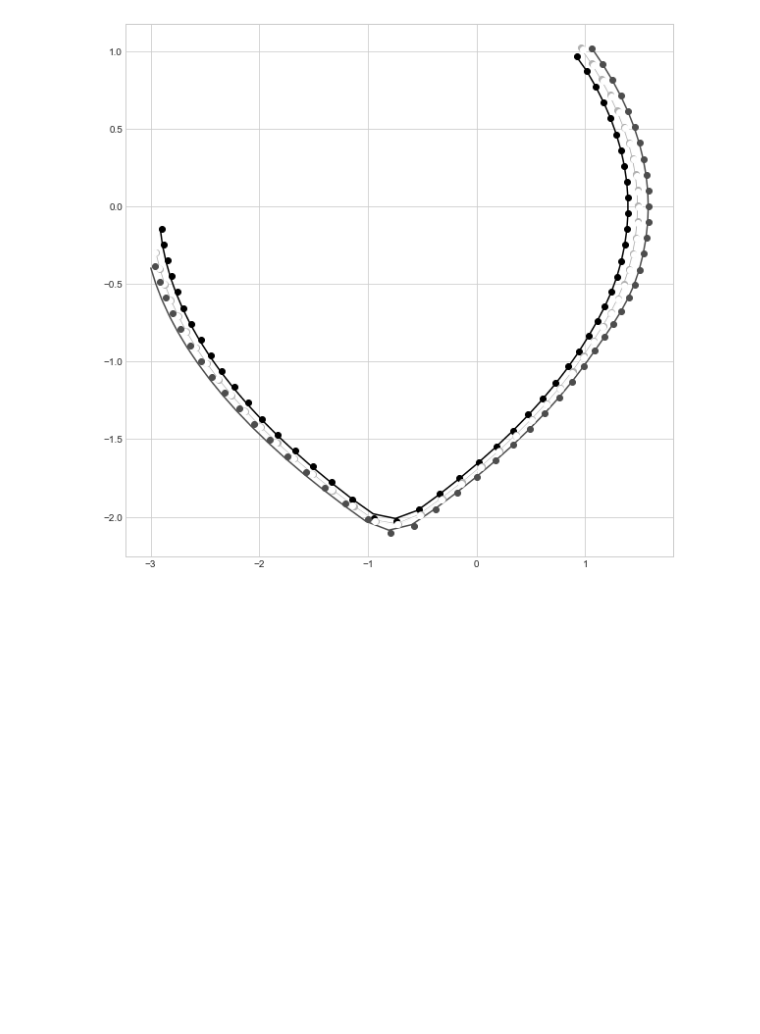
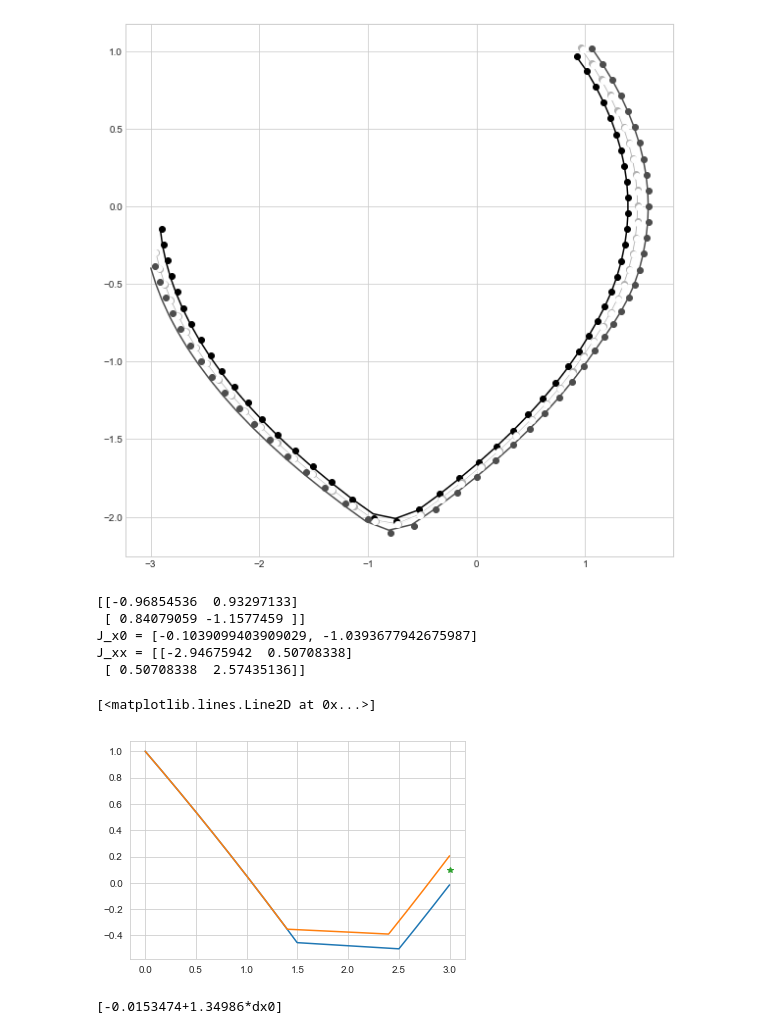
Before and after one commit to CDNoyes/EDL-Py, a Jupyter notebook: DiffAlg.ipynb, the cells around one changed output. Cells and saved outputs as stored; diff of their text form; code cells hidden in the pictures; blank space fills up the shorter version.

Commit message:
Adds example of computing gradient of trajectory wrt switching times.

```diff
--- a/DiffAlg.ipynb
+++ b/DiffAlg.ipynb
@@ -177,0 +192,70 @@ plt.show()
+# %%
+# print(da.jacobian(Xf, 'xy'))
+STM = np.array([da.differentiate(xf, 'xy') for xf in Xf])
+# print(STM)
+P0 = np.diag([0.1, 0.1])
+Pf = STM.dot(P0).dot(STM.T)
+# print(Pf)
+J = Pf[0,0] + Pf[1,1]
+dJ = da.differentiate(J, 'xy')
+# print(dJ)
+print("J_x0 = {}".format(da.const(dJ)))
+print("J_xx = {}".format(da.jacobian(dJ, 'xy')))
+# %% [output]
+[[-0.96854536  0.93297133]
+ [ 0.84079059 -1.1577459 ]]
+J_x0 = [-0.1039099403909029, -1.0393677942675987]
+J_xx = [[-2.94675942  0.50708338]
+ [ 0.50708338  2.57435136]]
+# %%
+def dyn(x, t, a, u):
+    return a*x + u
+
+a = 0.1
+f1 = lambda x,t: dyn(x,t,a,-1)
+f2 = lambda x,t: dyn(x,t,a,0)
+f3 = lambda x,t: dyn(x,t,a,1)
+
+def switched_dyn(x, t, f, s, *args):
+    i = np.searchsorted(s, t, side='right') # Best solution, O(1), s must be sorted
+    return f[i](x, t, *args)
+# %%
+tf = 3
+s = [1.5, 2.5]
+
+t = np.linspace(0, tf, 500)
+x0 = [1]
+x = RK4(switched_dyn, x0, t, ([f1,f2,f3], s))
+# %%
+# Compute the derivative wrt a switch
+# Then show that x(new_time) = x(old_time) + dx/dti * (new_time-old_time)
+
+y0 = [pa.gdual_double(x0[0], 'x0', 2)]
+y = RK4(switched_dyn, y0, t, ([f1,f2,f3], s))
+
+i = np.argmin(np.abs(t-s[0]))
+j = np.argmin(np.abs(t-s[1]))
+
+STMf = da.jacobian(y[-1], ['x0'])
+STMi = da.jacobian(y[i], ['x0'])
+STMj = da.jacobian(y[j], ['x0'])
+
+STM1 = STMf/STMi
+STM2 = STMf/STMj
+
+ds = np.array([-0.1, -0.1])
+xnew_stm = x[-1] + STM1*(f1(x[-1], tf) - f2(x[-1], tf)) * ds[0]
++ STM2*(f2(x[-1], tf) - f3(x[-1], tf)) * ds[1]
+
+snew = s + ds
+xnew = RK4(switched_dyn, x0, t, ([f1,f2,f3], snew))
+plt.plot(t, x)
+plt.plot(t, xnew)
+plt.plot(tf, xnew_stm, '*')
+# %% [output]
+[<matplotlib.lines.Line2D at 0x...>]
+[figure, added]
+# %%
+print(y[-1])
+# %% [output]
+[-0.0153474+1.34986*dx0]
```
Also changed, not shown: parts of 4 cells of this notebook.
